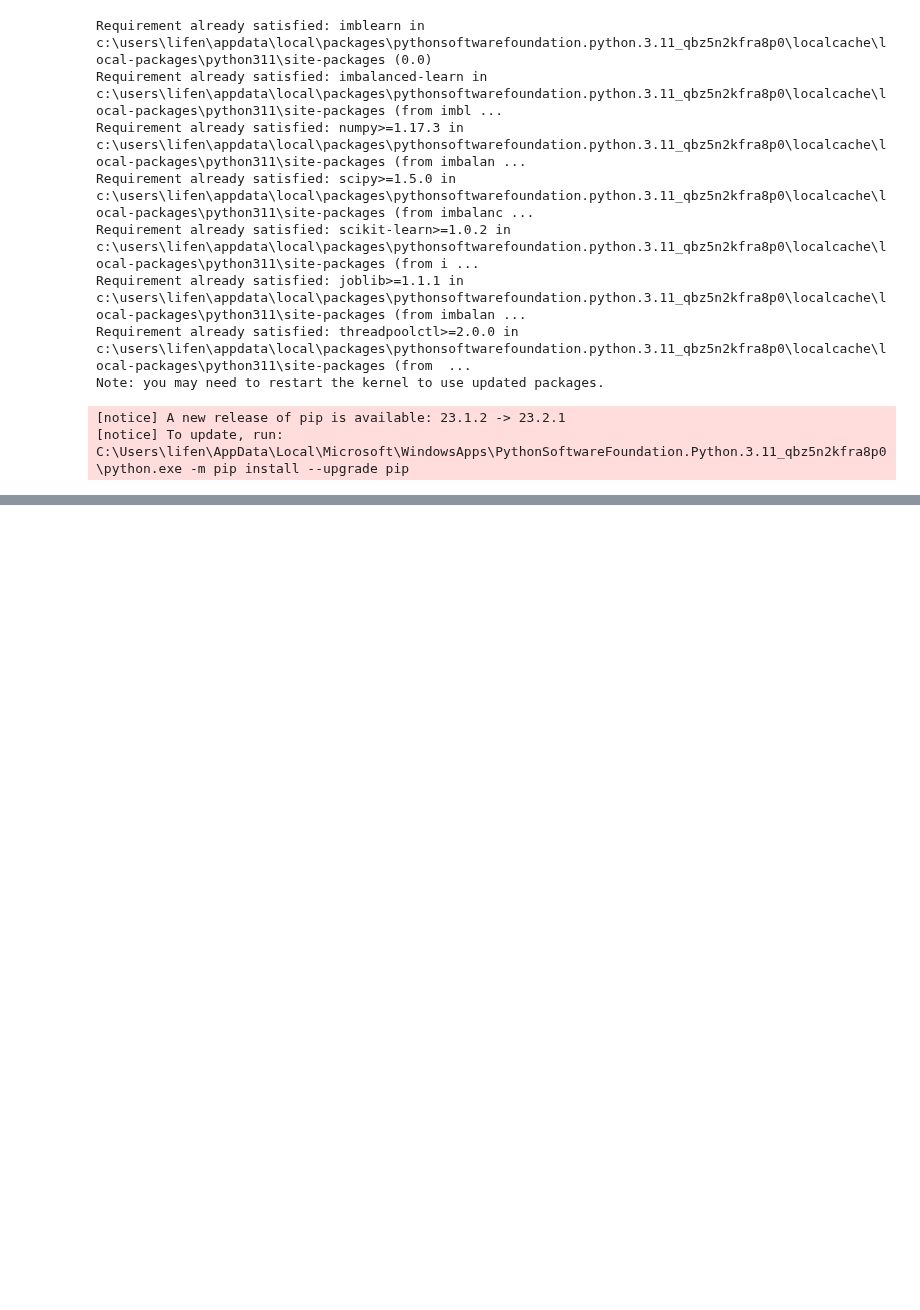
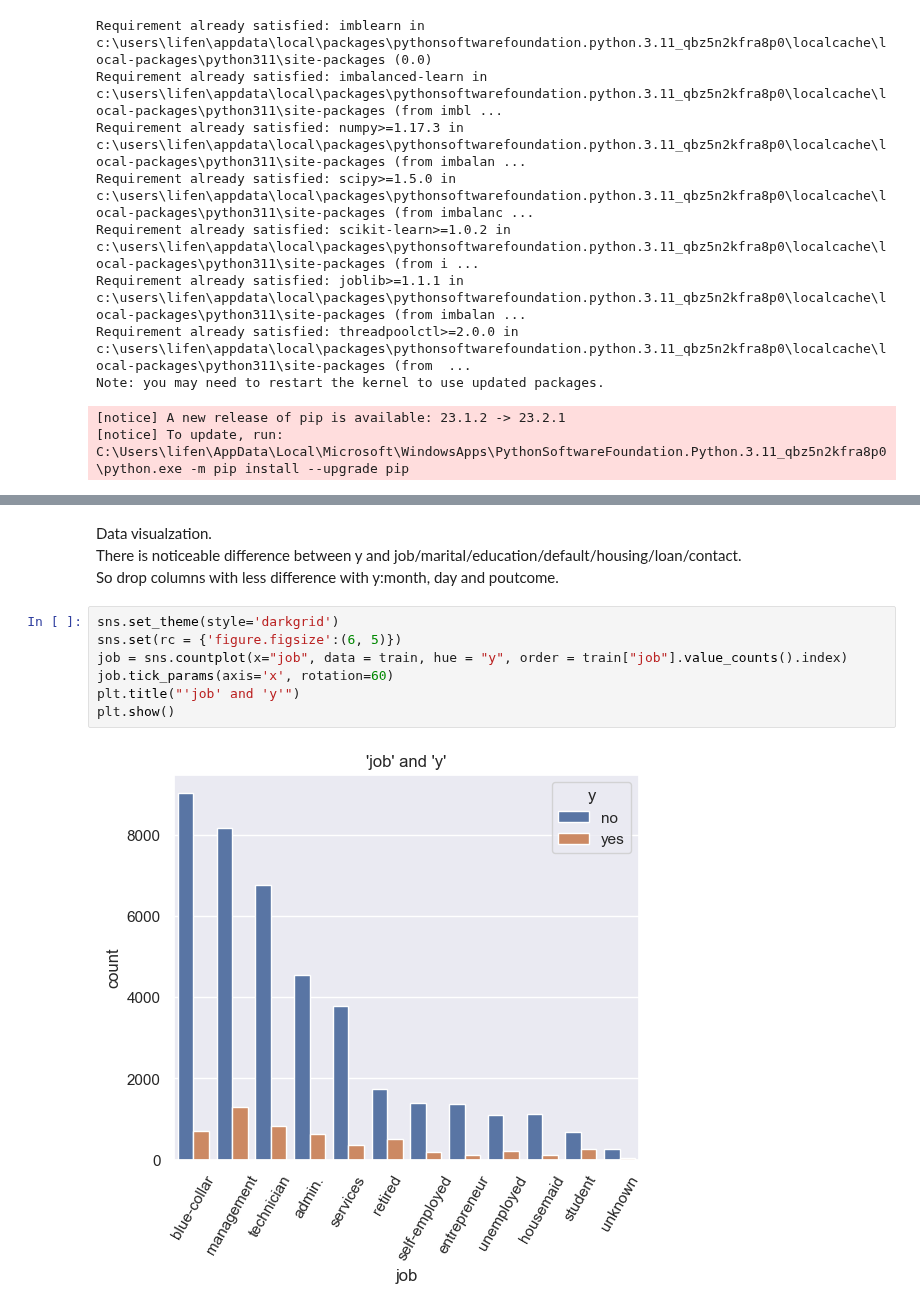
Before and after one commit to LLF00/datascience1, a Jupyter notebook: datascience2/assignment1_ensemble.ipynb, the cells around one changed output, grey strips where cells are left out. Cells and saved outputs as stored; diff of their text form; blank space fills up the shorter version.

```diff
--- a/datascience2/assignment1_ensemble.ipynb
+++ b/datascience2/assignment1_ensemble.ipynb
@@ -63,0 +153,13 @@ Note: you may need to restart the kernel to use updated packages.
+# %% [markdown]
+Data visualzation.
+There is noticeable difference between y and job/marital/education/default/housing/loan/contact.
+So drop columns with less difference with y:month, day and poutcome.
+# %%
+sns.set_theme(style='darkgrid')
+sns.set(rc = {'figure.figsize':(6, 5)})
+job = sns.countplot(x="job", data = train, hue = "y", order = train["job"].value_counts().index)
+job.tick_params(axis='x', rotation=60)
+plt.title("'job' and 'y'")
+plt.show()
+# %% [output]
+[figure, added]
```
Also changed, not shown: parts of 41 cells of this notebook.
